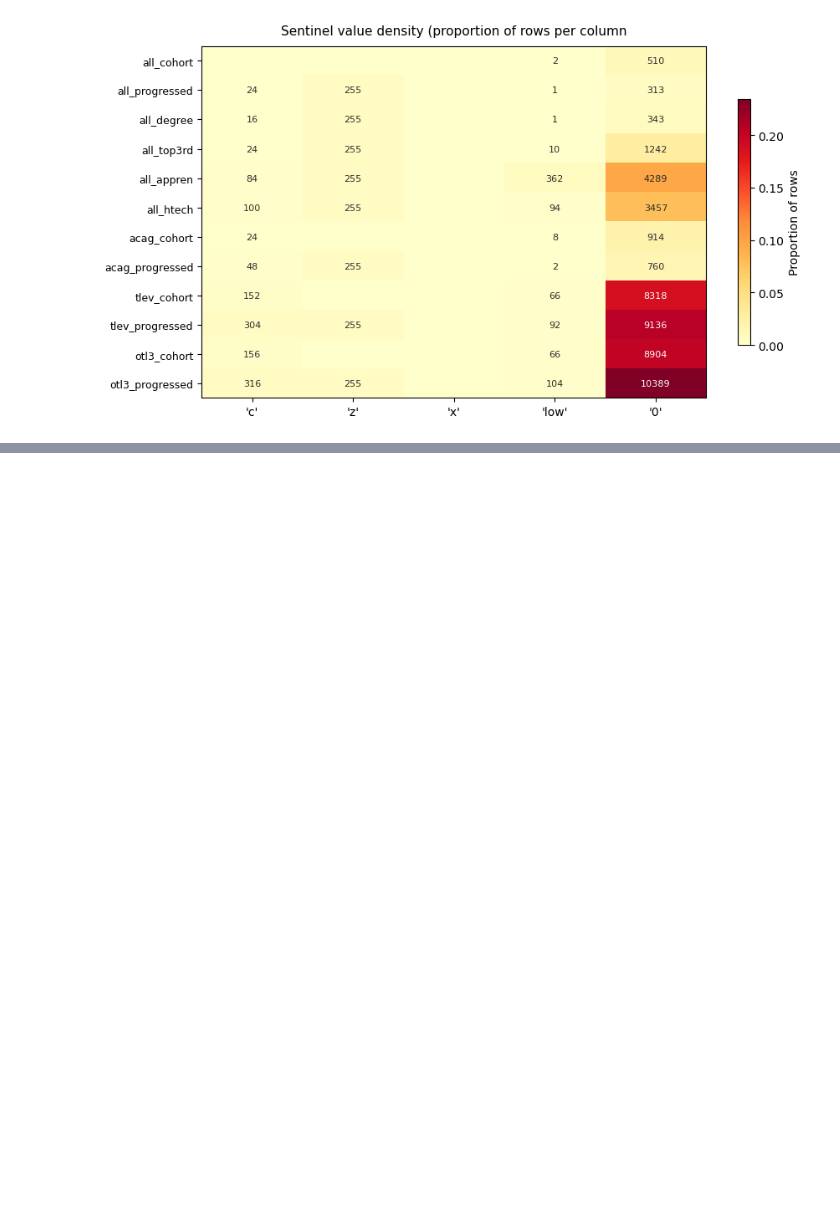
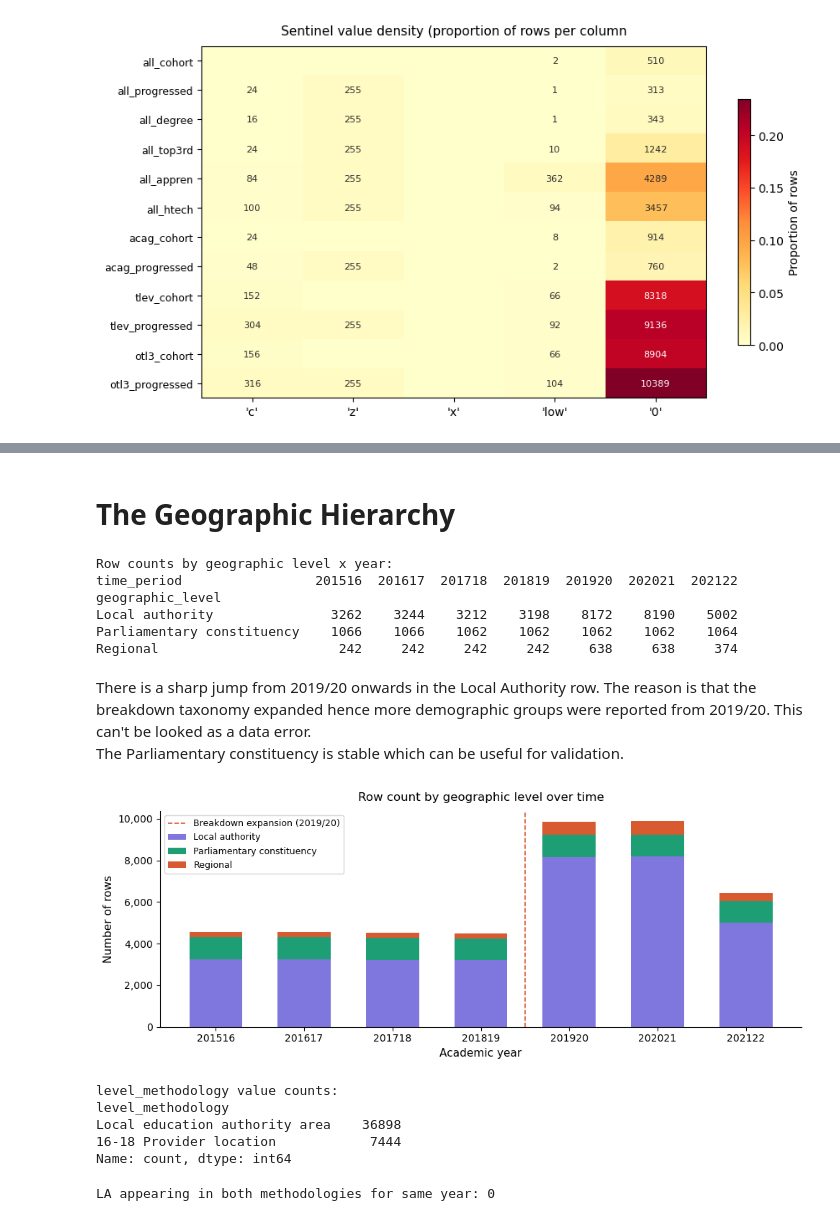
Before and after one commit to jamshaid2610/he-access-classifier, a Jupyter notebook: notebooks/01_data_understanding.ipynb, the cells around one changed output, grey strips where cells are left out. Drawn from its saved outputs; the diff is of its cells as text; code cells hidden in the pictures; blank space fills up the shorter version.

Commit message:
did a geographical audit of the data

```diff
--- a/notebooks/01_data_understanding.ipynb
+++ b/notebooks/01_data_understanding.ipynb
@@ -226,0 +235,70 @@ plt.show()
+# %% [markdown]
+# The Geographic Hierarchy
+# %%
+#First we will observe time_period rows counts with geographic level
+
+geo_time = df.groupby(['geographic_level', 'time_period']).size().unstack(fill_value=0)
+print("Row counts by geographic level x year:")
+print(geo_time.to_string())
+# %% [output]
+Row counts by geographic level x year:
+time_period                 201516  201617  201718  201819  201920  202021  202122
+geographic_level
+Local authority               3262    3244    3212    3198    8172    8190    5002
+Parliamentary constituency    1066    1066    1062    1062    1062    1062    1064
+Regional                       242     242     242     242     638     638     374
+# %% [markdown]
+There is a sharp jump from 2019/20 onwards in the Local Authority row. The reason is that the breakdown taxonomy expanded hence more demographic groups were reported from 2019/20. This can't be looked as a data error. <br>
+The Parliamentary constituency is stable which can be useful for validation.
+# %%
+#Visualising the above
+
+fig, ax = plt.subplots(figsize=(10, 4))
+
+year_labels = [str(y) for y in geo_time.columns]
+colors_geo = {'Local authority': '#7F77DD',
+             'Parliamentary constituency': '#1D9E75',
+             'Regional': '#D85A30'}
+
+bottoms = np.zeros(len(geo_time.columns))
+for geo_level in geo_time.index:
+    vals = geo_time.loc[geo_level].values
+    ax.bar(year_labels, vals, bottom=bottoms, label=geo_level,
+          color=colors_geo.get(geo_level, '#888780'), width = 0.6)
+    bottoms += vals
+
+ax.axvline(x=3.5, color='#D85A30', linestyle='--', linewidth=1.2,
+          label='Breakdown expansion (2019/20)')
+ax.set_xlabel('Academic year', fontsize=11)
+ax.set_ylabel('Number of rows', fontsize=11)
+ax.set_title('Row count by geographic level over time', fontsize=12, pad=10)
+ax.legend(fontsize=9, loc='upper left')
+ax.spines[['top', 'right']].set_visible(False)
+ax.yaxis.set_major_formatter(mticker.FuncFormatter(lambda x, _: f'{int(x):,}'))
+
+plt.tight_layout()
+plt.savefig(f'{OUTPUT_DIR}/geo_level_row_counts.png', dpi=150, bbox_inches='tight')
+plt.show()
+# %% [output]
+[figure, added]
+# %%
+#We will count level_methodogy now as this is where our data leakage risk lies
+
+print("level_methodology value counts:")
+print(df['level_methodology'].value_counts())
+# %% [output]
+level_methodology value counts:
+level_methodology
+Local education authority area    36898
+16-18 Provider location            7444
+Name: count, dtype: int64
+# %%
+#Checking whether the same LA appears under both methodologies in the same year
+
+la_data = df[df['geographic_level'] == 'Local authority'].copy()
+overlap = la_data.groupby(['la_name', 'time_period'])['level_methodology'].nunique()
+dual_count = (overlap > 1).sum()
+
+print(f"LA appearing in both methodologies for same year: {dual_count:,}")
+# %% [output]
+LA appearing in both methodologies for same year: 0
```
Also changed, not shown: parts of 4 cells of this notebook, 1 other file.
